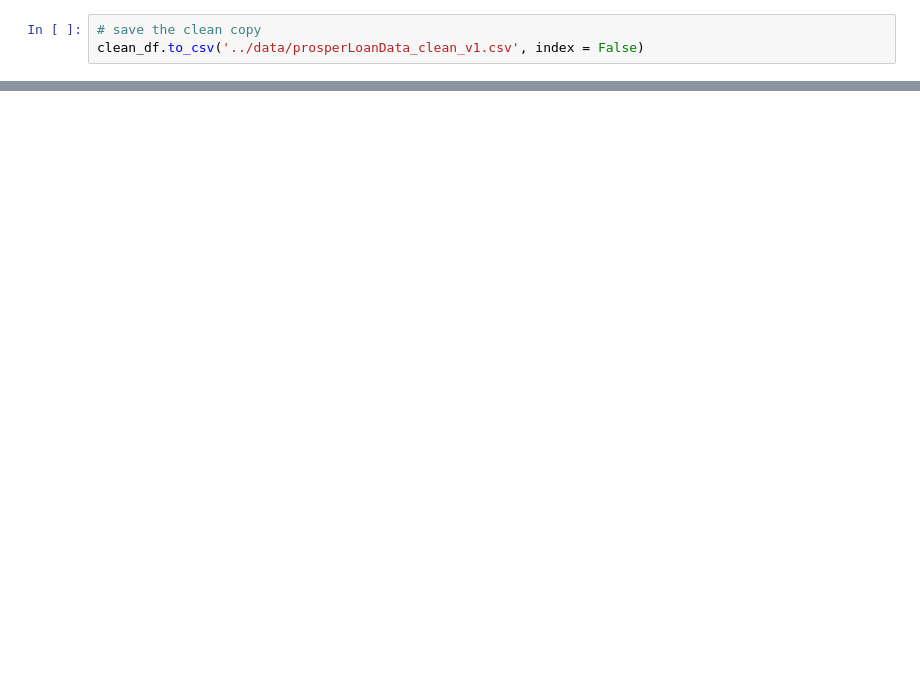
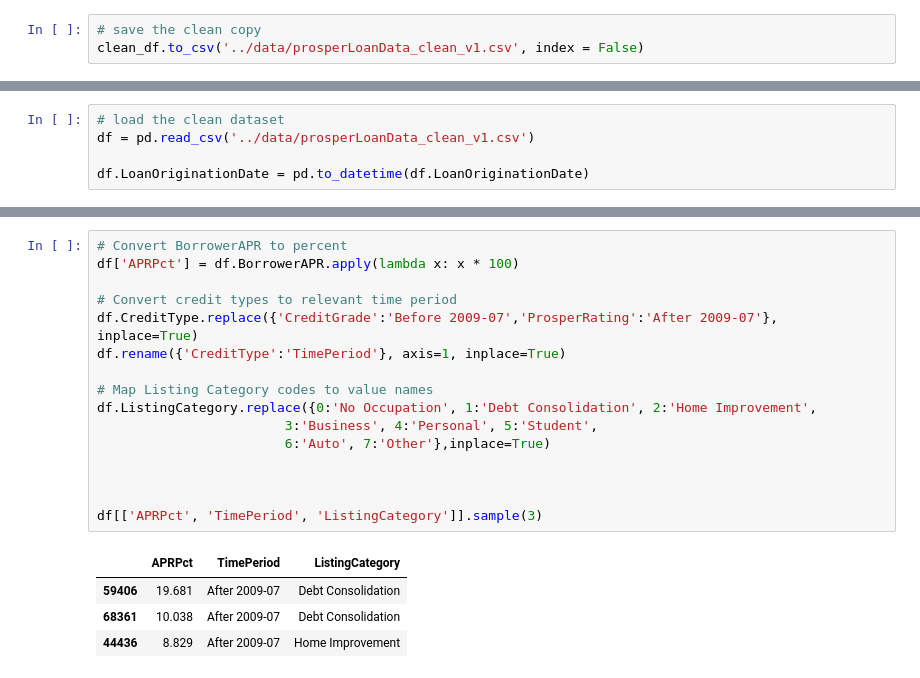
Before and after one commit to tristenwallace/prosper_loan_data_analysis, a Jupyter notebook: src/loan_analysis_explore.ipynb, the cells around one changed output, grey strips where cells are left out. Cells and saved outputs as stored; diff of their text form; blank space fills up the shorter version.

Commit message:
chore: Prep data structure for exploration

```diff
--- a/src/loan_analysis_explore.ipynb
+++ b/src/loan_analysis_explore.ipynb
@@ -517,0 +553,5 @@ clean_df.to_csv('../data/prosperLoanData_clean_v1.csv', index = False)
+# %%
+# load the clean dataset
+df = pd.read_csv('../data/prosperLoanData_clean_v1.csv')
+
+df.LoanOriginationDate = pd.to_datetime(df.LoanOriginationDate)
@@ -517,0 +578,21 @@ clean_df.to_csv('../data/prosperLoanData_clean_v1.csv', index = False)
+# %%
+# Convert BorrowerAPR to percent
+df['APRPct'] = df.BorrowerAPR.apply(lambda x: x * 100)
+
+# Convert credit types to relevant time period
+df.CreditType.replace({'CreditGrade':'Before 2009-07','ProsperRating':'After 2009-07'}, inplace=True)
+df.rename({'CreditType':'TimePeriod'}, axis=1, inplace=True)
+
+# Map Listing Category codes to value names
+df.ListingCategory.replace({0:'No Occupation', 1:'Debt Consolidation', 2:'Home Improvement',
+                        3:'Business', 4:'Personal', 5:'Student',
+                        6:'Auto', 7:'Other'},inplace=True)
+
+
+
+df[['APRPct', 'TimePeriod', 'ListingCategory']].sample(3)
+# %% [output]
+|  | APRPct | TimePeriod | ListingCategory |
+| 59406 | 19.681 | After 2009-07 | Debt Consolidation |
+| 68361 | 10.038 | After 2009-07 | Debt Consolidation |
+| 44436 | 8.829 | After 2009-07 | Home Improvement |
```
Also changed, not shown: parts of 11 cells of this notebook.
